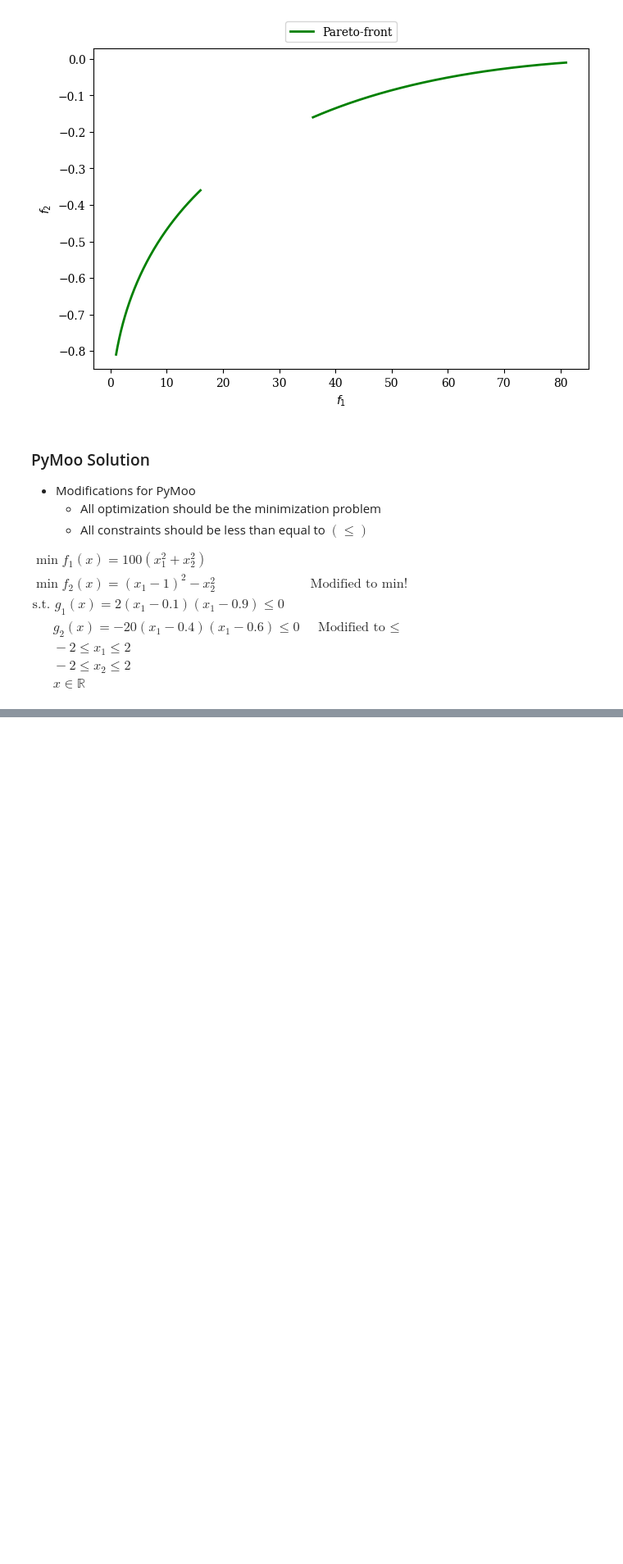
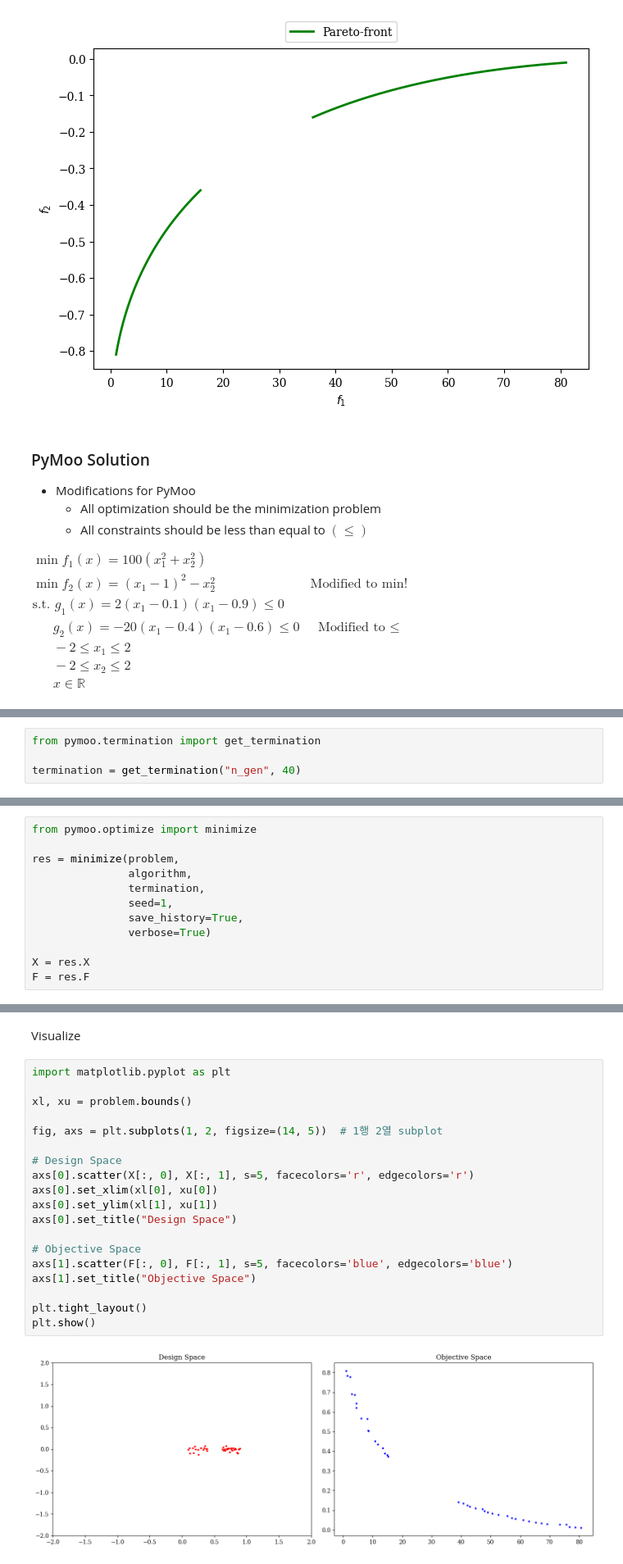
Before and after one commit to JoonHyeok-hozy-Kim/ai_paper_study, a Jupyter notebook: implementation/pymoo/practice/01.ipynb, the cells around one changed output, grey strips where cells are left out. Shown at 82% size. Drawn from its saved outputs; the diff is of its cells as text; blank space fills up the shorter version.

```diff
--- a/implementation/pymoo/practice/01.ipynb
+++ b/implementation/pymoo/practice/01.ipynb
@@ -145,0 +165,4 @@ problem = MyProblem()
+# %%
+from pymoo.termination import get_termination
+
+termination = get_termination("n_gen", 40)
@@ -145,0 +171,12 @@ problem = MyProblem()
+# %%
+from pymoo.optimize import minimize
+
+res = minimize(problem,
+               algorithm,
+               termination,
+               seed=1,
+               save_history=True,
+               verbose=True)
+
+X = res.X
+F = res.F
@@ -145,0 +201,23 @@ problem = MyProblem()
+# %% [markdown]
+Visualize
+# %%
+import matplotlib.pyplot as plt
+
+xl, xu = problem.bounds()
+
+fig, axs = plt.subplots(1, 2, figsize=(14, 5))  # 1행 2열 subplot
+
+# Design Space
+axs[0].scatter(X[:, 0], X[:, 1], s=5, facecolors='r', edgecolors='r')
+axs[0].set_xlim(xl[0], xu[0])
+axs[0].set_ylim(xl[1], xu[1])
+axs[0].set_title("Design Space")
+
+# Objective Space
+axs[1].scatter(F[:, 0], F[:, 1], s=5, facecolors='blue', edgecolors='blue')
+axs[1].set_title("Objective Space")
+
+plt.tight_layout()
+plt.show()
+# %% [output]
+[figure, added]
```
Also changed, not shown: parts of 8 cells of this notebook.
